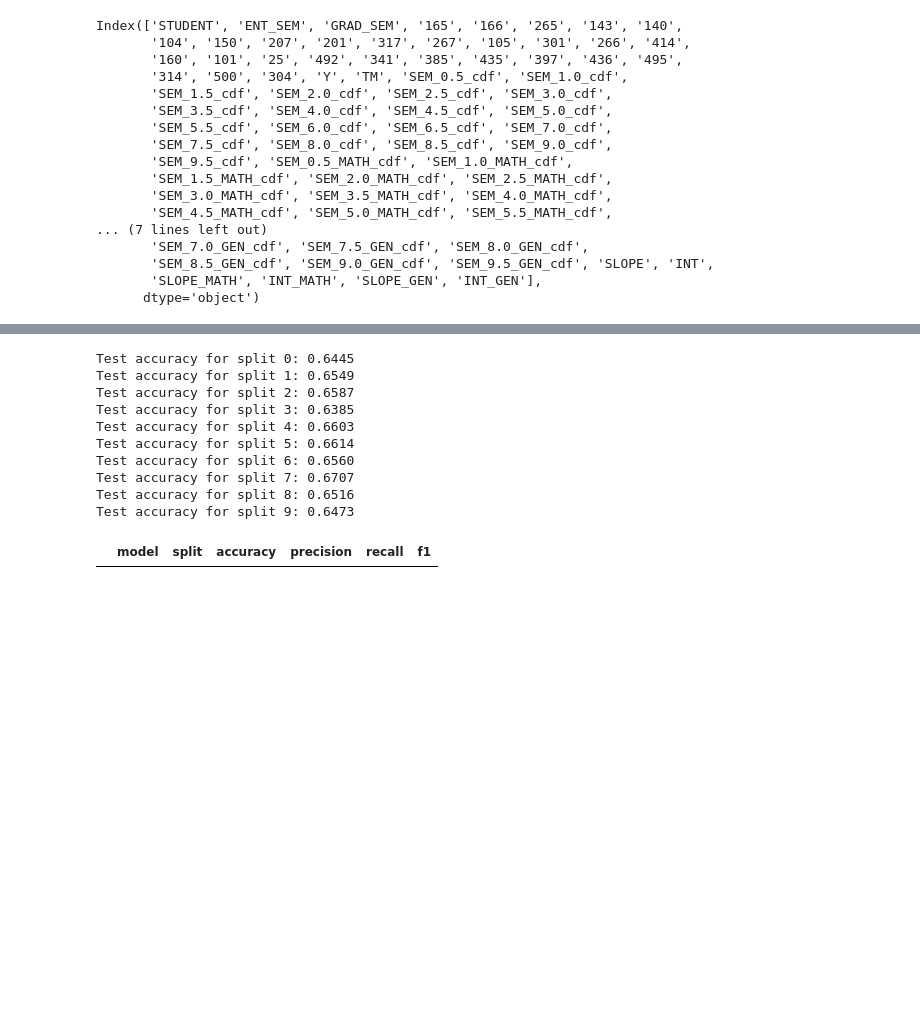
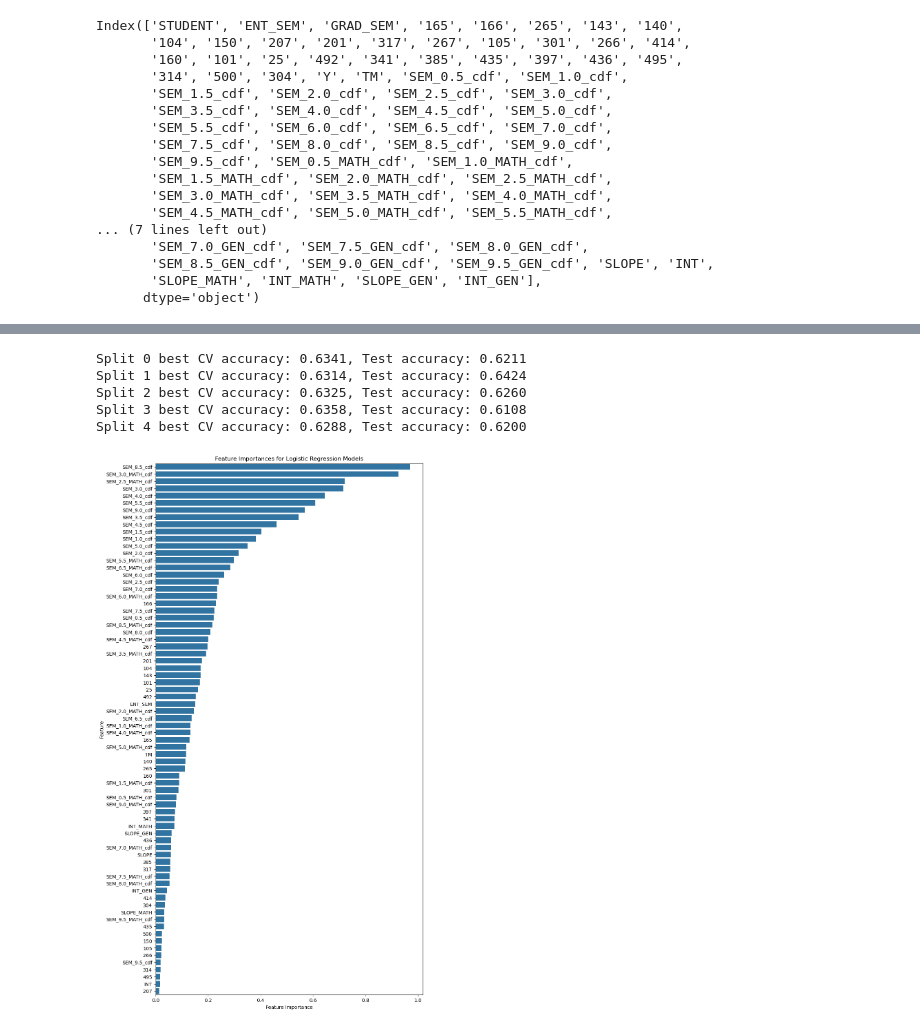
Before and after one commit to BishopsLemma/Fall-2024-Student-Success-Prediction, a Jupyter notebook: Modelling/modelling.ipynb, the cells around one changed output, grey strips where cells are left out. Drawn from its saved outputs; the diff is of its cells as text; code cells hidden in the pictures; blank space fills up the shorter version.

```diff
--- a/Modelling/modelling.ipynb
+++ b/Modelling/modelling.ipynb
@@ -521,56 +146,22 @@ ValueError: Feature shape mismatch, expected: 78, got 74
-# %%
-from sklearn.ensemble import VotingClassifier
-
-def voter_classifier(X_train, X_test, y_train, y_test, xgb_model):
-    # Base classifiers
-    estimators = [
-        ('log_reg', LogisticRegression(penalty='l2', max_iter=100000)),
-        ('svc_rbf', Pipeline([('scale', StandardScaler()),('svc', SVC(kernel='rbf', probability=True))])),
-        ('xgb', xgb_model.best_estimator_)
-    ]
-
-    # Create voter with weights
-    voter = VotingClassifier(
-        estimators=estimators,
-        voting='soft',
-        weights=[1, 1.5, 2]  # Adjusted weights
-    )
-
-    # Fit and predict
-    voter.fit(X_train, y_train)
-    y_pred = voter.predict(X_test)
-
-    return y_pred, voter
-
-# Usage in loop
-results_list = []
-for i, (X_train, X_test, y_train, y_test) in enumerate(splits_2):
-    y_pred, voter = voter_classifier(X_train, X_test, y_train, y_test, xgb_models_2[i])
-
-    results_voted_df = pd.DataFrame({
-        'model': ['voted'],
-        'split': [i],
-        'accuracy': [accuracy_score(y_test, y_pred)],
-        'precision': [precision_score(y_test, y_pred)],
-        'recall': [recall_score(y_test, y_pred)],
-        'f1': [f1_score(y_test, y_pred)]
-    })
-    results_list.append(results_voted_df)
-    print(f'Test accuracy for split {i}: {accuracy_score(y_test, y_pred):.4f}')
-
-final_results = pd.concat(results_list)
-# %% [output]
-Test accuracy for split 0: 0.6445
-Test accuracy for split 1: 0.6549
-Test accuracy for split 2: 0.6587
-Test accuracy for split 3: 0.6385
-Test accuracy for split 4: 0.6603
-Test accuracy for split 5: 0.6614
-Test accuracy for split 6: 0.6560
-Test accuracy for split 7: 0.6707
-Test accuracy for split 8: 0.6516
-Test accuracy for split 9: 0.6473
-# %%
-results_df
-# %% [output]
-|  | model | split | accuracy | precision | recall | f1 |
+# %%
+#param grid for logistic regression randomized search cv
+logreg_param_grid = {
+        'logisticregression__C': uniform(0.1, 10),
+        'logisticregression__max_iter': [1000],
+        'logisticregression__penalty': ['l2'],
+    }
+
+#get tuned logistic regression models along with accuracy scores and feature importances
+logreg_models, logreg_df, logreg_fimp_df = modeller.logreg_cv(splits=splits,
+                                                              random_states=random_states,
+                                                              param_grid=logreg_param_grid)
+
+#plot the feature importances for the logistic regression models
+modeller.logreg_plot_fimp(fimp_df=logreg_fimp_df)
+# %% [output]
+Split 0 best CV accuracy: 0.6341, Test accuracy: 0.6211
+Split 1 best CV accuracy: 0.6314, Test accuracy: 0.6424
+Split 2 best CV accuracy: 0.6325, Test accuracy: 0.6260
+Split 3 best CV accuracy: 0.6358, Test accuracy: 0.6108
+Split 4 best CV accuracy: 0.6288, Test accuracy: 0.6200
+[figure, added]
```
Also changed, not shown: parts of 17 cells of this notebook, 2 other files.
